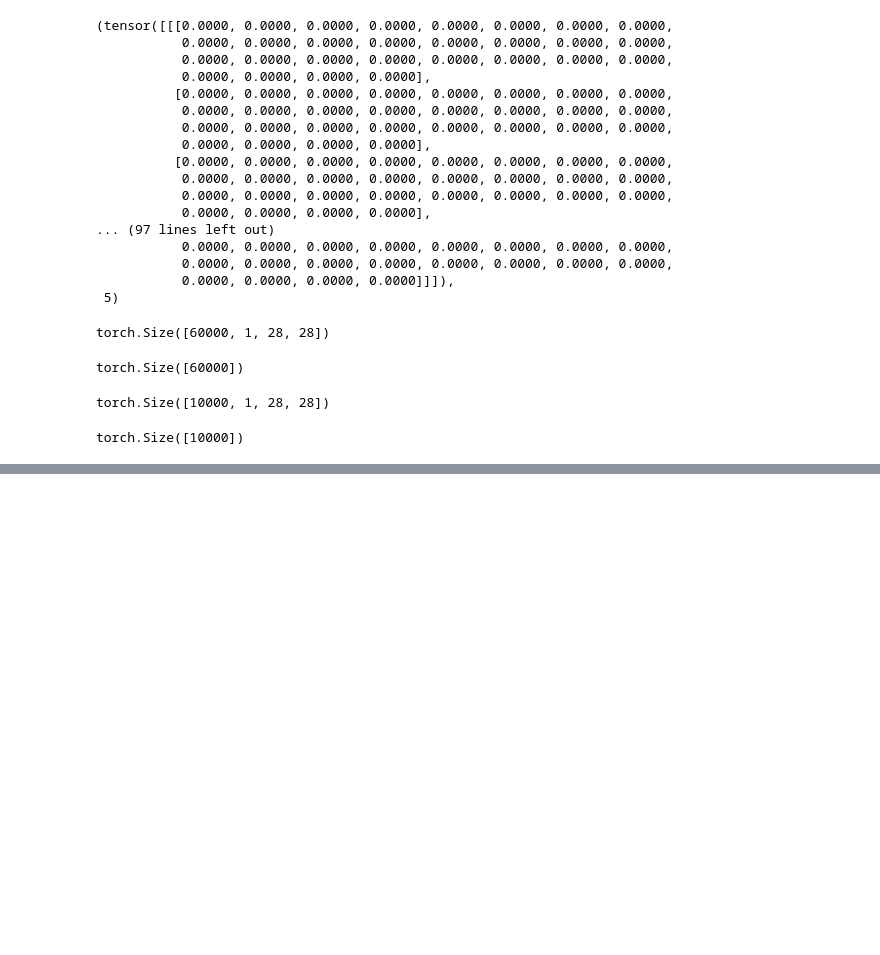
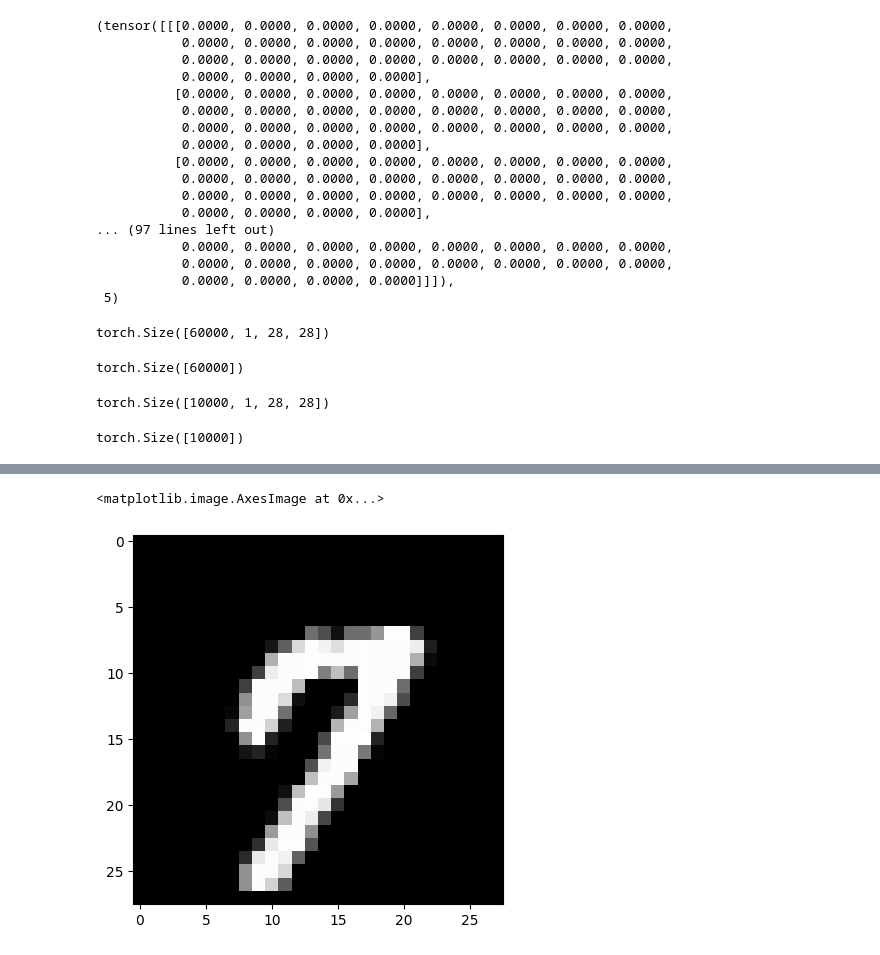
Before and after one commit to CRhapsody/PatchART, a Jupyter notebook: pgd/analyse.ipynb, the cells around one changed output, grey strips where cells are left out. Saved outputs shown, nothing was run; the diff lists cells and outputs as text; code cells hidden in the pictures; blank space fills up the shorter version.

```diff
--- a/pgd/analyse.ipynb
+++ b/pgd/analyse.ipynb
@@ -341,0 +419,5 @@ torch.save((test_data,test_label),"/home/chizm/PatchART/data/MNIST/processed/tes
+# %%
+plt.imshow(test_image[1],cmap='gray')
+# %% [output]
+<matplotlib.image.AxesImage at 0x...>
+[figure, added]
```
Also changed, not shown: parts of 10 cells of this notebook, 8 other files.
